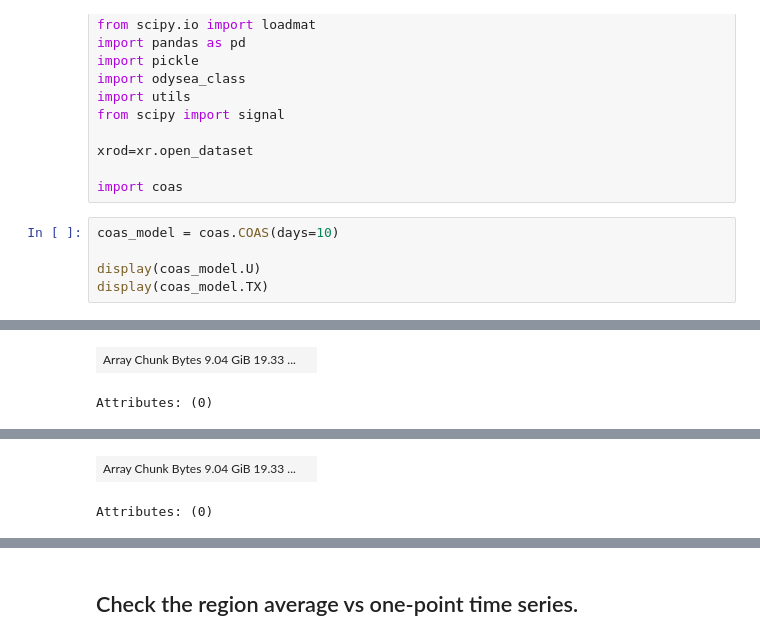
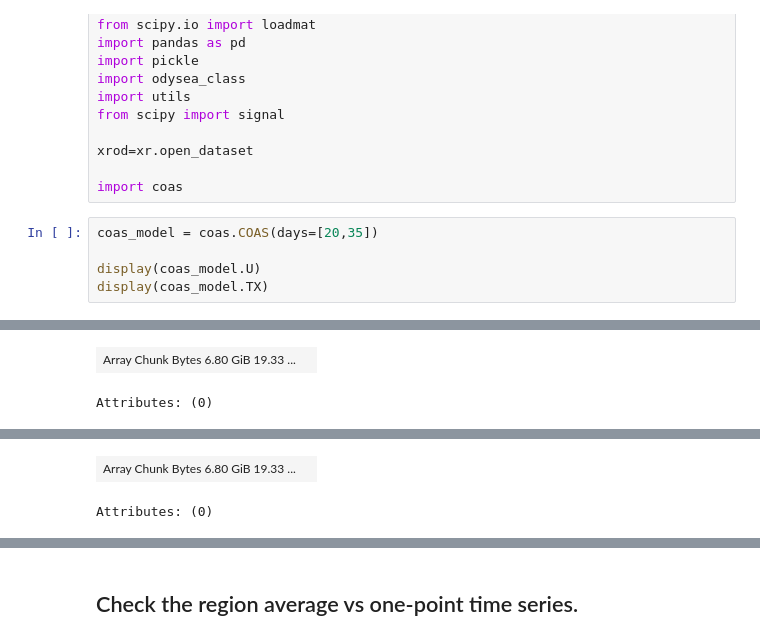
Before and after one commit to jinbow/odysea_nio, a Jupyter notebook: notebook/coas_slab_nio.ipynb, the cells around one changed output, grey strips where cells are left out. Cells and saved outputs as stored; diff of their text form.

```diff
--- a/notebook/coas_slab_nio.ipynb
+++ b/notebook/coas_slab_nio.ipynb
@@ -40,7 +43,7 @@ xrod=xr.open_dataset
 
 import coas
 # %%
-coas_model = coas.COAS(days=10)
+coas_model = coas.COAS(days=[20,35])
 
 display(coas_model.U)
 display(coas_model.TX)
@@ -60,7 +63,7 @@ array(['2020-01-19T22:00:00.000000000', '2020-01-19T23:00:00.000000000', '2020-0
 ... (11 lines left out)
 U
 (time, lat, lon)
 float64
 dask.array<chunksize=(1, 1126, 2250), meta=np.ndarray>
-| Array Chunk Bytes 9.04 GiB 19.33 ... |  |
+| Array Chunk Bytes 6.80 GiB 19.33 ... |  |
 Attributes: (0)
@@ -81,5 +84,5 @@ TX
 (time, lat, lon)
 float64
 dask.array<chunksize=(1, 1126, 2250), meta=np.ndarray>
-| Array Chunk Bytes 9.04 GiB 19.33 ... |  |
+| Array Chunk Bytes 6.80 GiB 19.33 ... |  |
 Attributes: (0)
```
Also changed, not shown: parts of 19 cells of this notebook, 4 other files.
